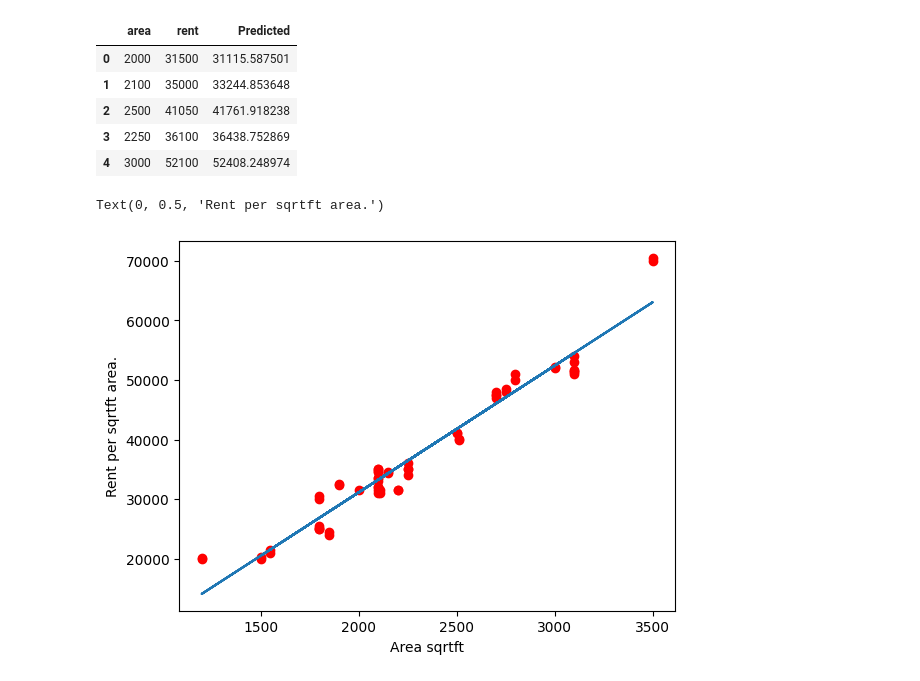
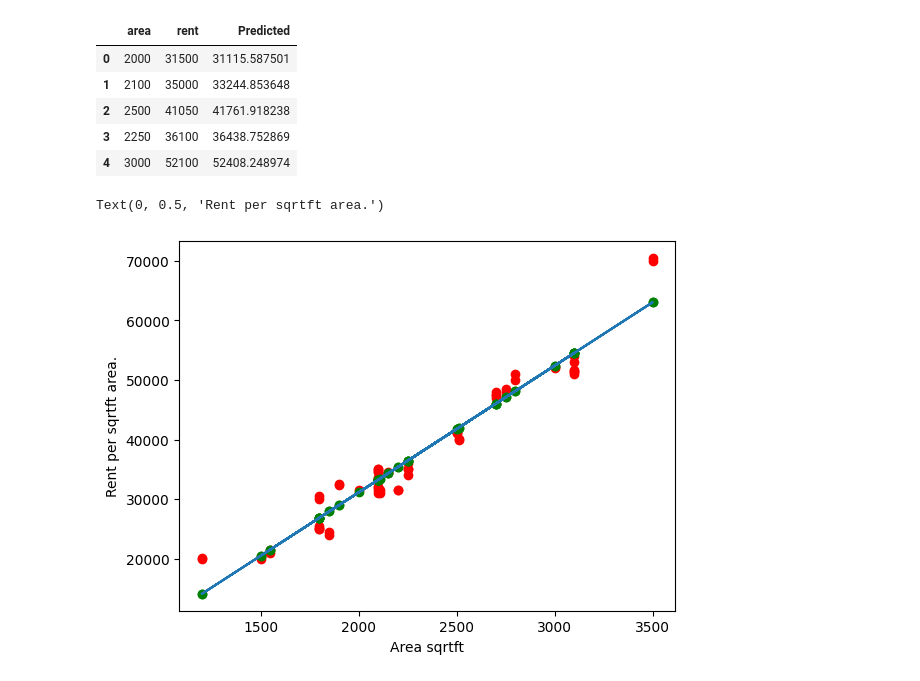
Before and after one commit to subenakhatun/Professional-Certificate-in-Python-for-Machine-Learning-and-Data-Science, a Jupyter notebook: MachineLearning/dhakarentLinearRegression.ipynb, the cells around one changed output. Saved outputs shown, nothing was run; the diff lists cells and outputs as text; code cells hidden in the pictures.

```diff
--- a/MachineLearning/dhakarentLinearRegression.ipynb
+++ b/MachineLearning/dhakarentLinearRegression.ipynb
@@ -113,9 +113,10 @@ df.head()
 # %%
 # now show data with predicted
 plt.plot(x,predicted)
 plt.scatter(x,y, color="red")
+plt.scatter(x,predicted, color="green")
 plt.xlabel("Area sqrtft")
 plt.ylabel("Rent per sqrtft area.")
 # %% [output]
 Text(0, 0.5, 'Rent per sqrtft area.')
-[figure, old version]
+[figure, new version]
```
